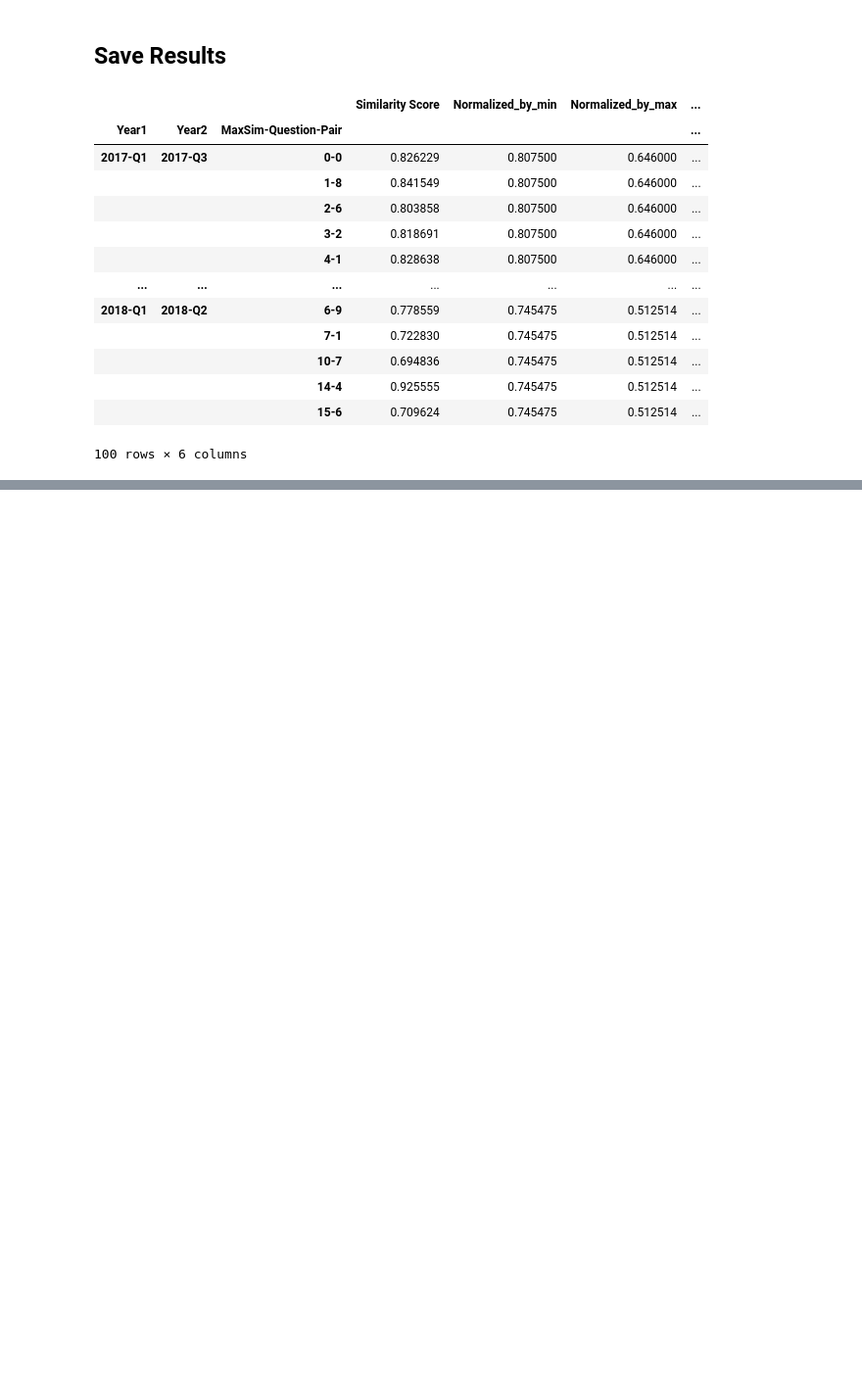
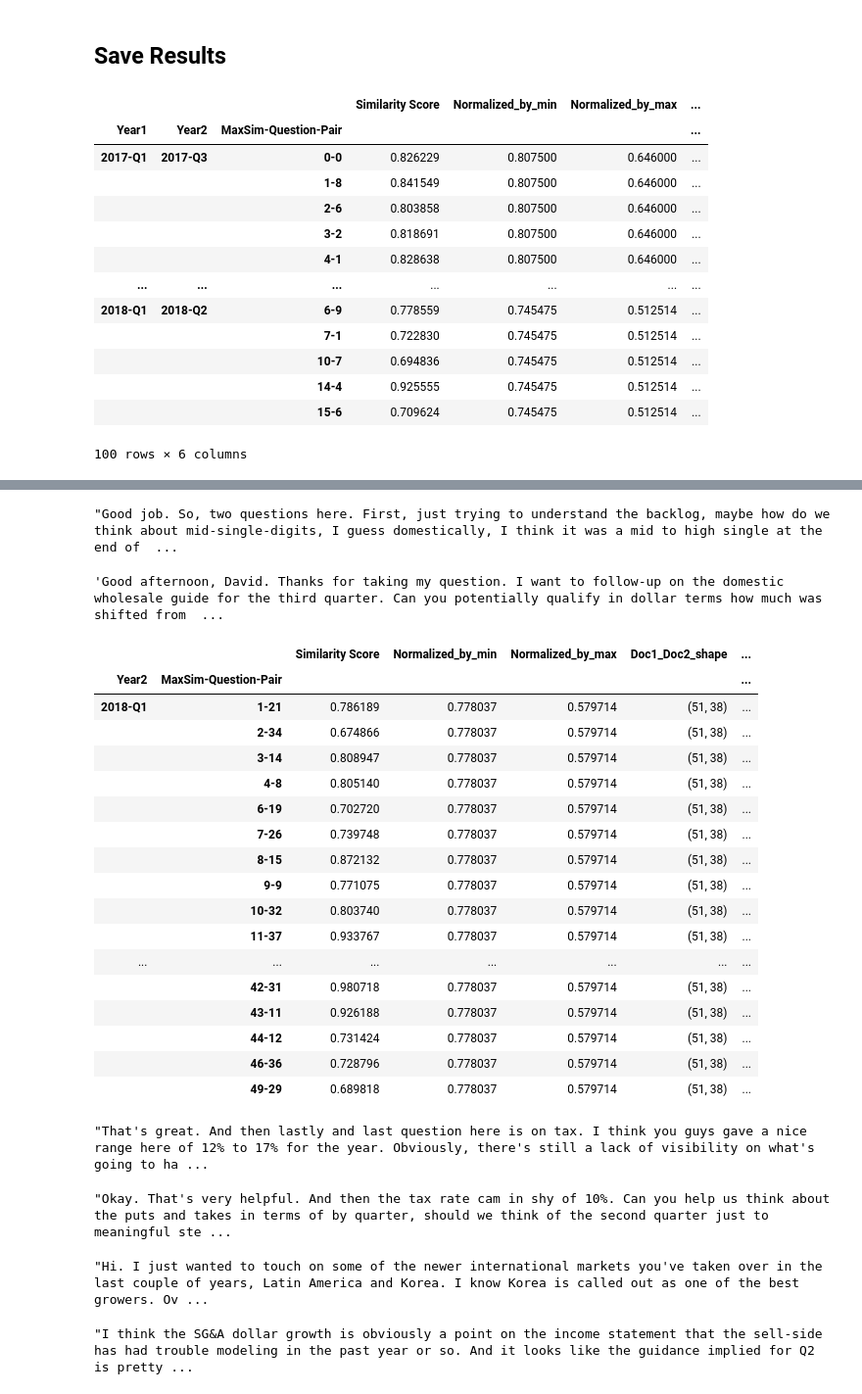
Before and after one commit to Acatsama0871/conference_call, a Jupyter notebook: setences_similarity.ipynb, the cells around one changed output, grey strips where cells are left out. Shown at 98% size. Saved outputs shown, nothing was run; the diff lists cells and outputs as text; code cells hidden in the pictures; blank space fills up the shorter version.

```diff
--- a/setences_similarity.ipynb
+++ b/setences_similarity.ipynb
@@ -424,0 +468,45 @@ skx_test
+# %%
+skx_test.loc['2017-Q1', '2017-Q2', '1-14']['Question_Year1']
+# %% [output]
+"Good job. So, two questions here. First, just trying to understand the backlog, maybe how do we think about mid-single-digits, I guess domestically, I think it was a mid to high single at the end of  ...
+# %%
+skx_test.loc['2017-Q1', '2017-Q2', '1-14']['Question_Year2']
+# %% [output]
+'Good afternoon, David. Thanks for taking my question. I want to follow-up on the domestic wholesale guide for the third quarter. Can you potentially qualify in dollar terms how much was shifted from  ...
+# %%
+skx_test.loc['2017-Q4']
+# %% [output]
+|  |  | Similarity Score | Normalized_by_min | Normalized_by_max | Doc1_Doc2_shape | ... |
+| Year2 | MaxSim-Question-Pair |  |  |  |  | ... |
+| 2018-Q1 | 1-21 | 0.786189 | 0.778037 | 0.579714 | (51, 38) | ... |
+|  | 2-34 | 0.674866 | 0.778037 | 0.579714 | (51, 38) | ... |
+|  | 3-14 | 0.808947 | 0.778037 | 0.579714 | (51, 38) | ... |
+|  | 4-8 | 0.805140 | 0.778037 | 0.579714 | (51, 38) | ... |
+|  | 6-19 | 0.702720 | 0.778037 | 0.579714 | (51, 38) | ... |
+|  | 7-26 | 0.739748 | 0.778037 | 0.579714 | (51, 38) | ... |
+|  | 8-15 | 0.872132 | 0.778037 | 0.579714 | (51, 38) | ... |
+|  | 9-9 | 0.771075 | 0.778037 | 0.579714 | (51, 38) | ... |
+|  | 10-32 | 0.803740 | 0.778037 | 0.579714 | (51, 38) | ... |
+|  | 11-37 | 0.933767 | 0.778037 | 0.579714 | (51, 38) | ... |
+| ... | ... | ... | ... | ... | ... | ... |
+|  | 42-31 | 0.980718 | 0.778037 | 0.579714 | (51, 38) | ... |
+|  | 43-11 | 0.926188 | 0.778037 | 0.579714 | (51, 38) | ... |
+|  | 44-12 | 0.731424 | 0.778037 | 0.579714 | (51, 38) | ... |
+|  | 46-36 | 0.728796 | 0.778037 | 0.579714 | (51, 38) | ... |
+|  | 49-29 | 0.689818 | 0.778037 | 0.579714 | (51, 38) | ... |
+# %%
+skx_test.loc['2017-Q4', '2018-Q1', '29-24']['Question_Year1']
+# %% [output]
+"That's great. And then lastly and last question here is on tax. I think you guys gave a nice range here of 12% to 17% for the year. Obviously, there's still a lack of visibility on what's going to ha ...
+# %%
+skx_test.loc['2017-Q4', '2018-Q1', '29-24']['Question_Year2']
+# %% [output]
+"Okay. That's very helpful. And then the tax rate cam in shy of 10%. Can you help us think about the puts and takes in terms of by quarter, should we think of the second quarter just to meaningful ste ...
+# %%
+skx_test.loc['2017-Q4', '2018-Q1', '44-12']['Question_Year1']
+# %% [output]
+"Hi. I just wanted to touch on some of the newer international markets you've taken over in the last couple of years, Latin America and Korea. I know Korea is called out as one of the best growers. Ov ...
+# %%
+skx_test.loc['2017-Q4', '2018-Q1', '44-12']['Question_Year2']
+# %% [output]
+"I think the SG&A dollar growth is obviously a point on the income statement that the sell-side has had trouble modeling in the past year or so. And it looks like the guidance implied for Q2 is pretty ...
```
Also changed, not shown: parts of 12 cells of this notebook, 2 other files.
